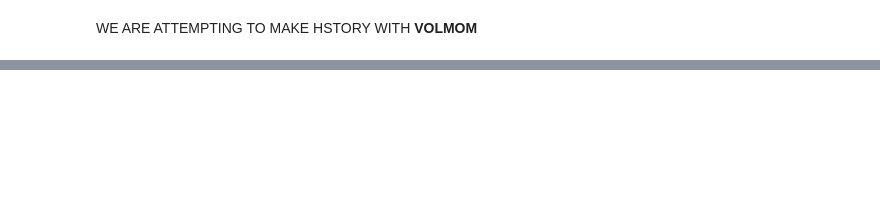
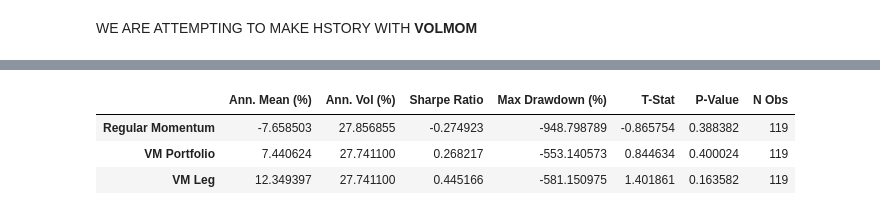
Before and after one commit to acrid2075/BotQ2025, a Jupyter notebook: CleanMOMVol.ipynb, the cells around one changed output, grey strips where cells are left out. Drawn from its saved outputs; the diff is of its cells as text; code cells hidden in the pictures; blank space fills up the shorter version.

```diff
--- a/CleanMOMVol.ipynb
+++ b/CleanMOMVol.ipynb
@@ -513,0 +625,82 @@ vm_leg          0.1235   0.2774      0.4452       -0.4654
+# %%
+# Enhanced Statistics Table with T-tests and Significance Testing
+import scipy.stats as stats
+
+def print_enhanced_summary_table(data, period_name=""):
+    """
+    Print a comprehensive summary table with statistics and t-tests for any time period.
+    """
+    # Calculate drawdowns
+    dd_sp = drawdown(data['spread'])
+    dd_vm = drawdown(data['vm_portfolio'])
+    dd_leg = drawdown(data['vm_leg'])
+
+    # Get clean data
+    spread_clean = data['spread'].dropna()
+    vm_port_clean = data['vm_portfolio'].dropna()
+    vm_leg_clean = data['vm_leg'].dropna()
+
+    # Calculate statistics
+    summary = pd.DataFrame(index=['Regular Momentum', 'VM Portfolio', 'VM Leg'])
+
+    # Annualized statistics
+    summary['Ann. Mean (%)'] = [ann_mean(spread_clean) * 100,
+                               ann_mean(vm_port_clean) * 100,
+                               ann_mean(vm_leg_clean) * 100]
+
+    summary['Ann. Vol (%)'] = [ann_vol(spread_clean) * 100,
+                              ann_vol(vm_port_clean) * 100,
+                              ann_vol(vm_leg_clean) * 100]
+
+    summary['Sharpe Ratio'] = [ann_mean(spread_clean) / ann_vol(spread_clean),
+                              ann_mean(vm_port_clean) / ann_vol(vm_port_clean),
+                              ann_mean(vm_leg_clean) / ann_vol(vm_leg_clean)]
+
+    summary['Max Drawdown (%)'] = [dd_sp.min() * 100,
+                                  dd_vm.min() * 100,
+                                  dd_leg.min() * 100]
+
+    # T-statistics for significance testing
+    summary['T-Stat'] = [stats.ttest_1samp(spread_clean, 0)[0],
+                        stats.ttest_1samp(vm_port_clean, 0)[0],
+                        stats.ttest_1samp(vm_leg_clean, 0)[0]]
+
+    # P-values
+    summary['P-Value'] = [stats.ttest_1samp(spread_clean, 0)[1],
+                         stats.ttest_1samp(vm_port_clean, 0)[1],
+                         stats.ttest_1samp(vm_leg_clean, 0)[1]]
+
+    # Number of observations
+    summary['N Obs'] = [len(spread_clean), len(vm_port_clean), len(vm_leg_clean)]
+
+    print("=" * 80)
+    print(f"COMPREHENSIVE PERFORMANCE SUMMARY - {period_name}")
+    print("=" * 80)
+    print(summary.round(4))
+    print("\nSignificance levels: *** p<0.01, ** p<0.05, * p<0.1")
+
+    # Add significance stars
+    significance = summary['P-Value'].apply(lambda x: '***' if x < 0.01 else '**' if x < 0.05 else '*' if x < 0.1 else '')
+    print("\nSignificance:")
+    for idx, sig in significance.items():
+        print(f"{idx}: {sig}")
+
+    return summary
+
+# Print enhanced statistics for ALL time periods
+print("=" * 100)
+print("ENHANCED STATISTICS FOR ALL TIME PERIODS")
+print("=" * 100)
+
+print("\n1. FULL PERIOD (1980-2025):")
+print_enhanced_summary_table(data1, "1980-2025")
+
+print("\n2. RECENT PERIOD (2011-2017):")
+print_enhanced_summary_table(data2, "2011-2017")
+
+print("\n3. LATEST PERIOD (2018-2025):")
+print_enhanced_summary_table(data3, "2018-2025")
+
+print("\n4. DOT-COM PERIOD (2000-2010):")
+print_enhanced_summary_table(data4, "2000-2010")
+# %% [output]
@@ -513,0 +724,4 @@ vm_leg          0.1235   0.2774      0.4452       -0.4654
+|  | Ann. Mean (%) | Ann. Vol (%) | Sharpe Ratio | Max Drawdown (%) | T-Stat | P-Value | N Obs |
+| Regular Momentum | -7.658503 | 27.856855 | -0.274923 | -948.798789 | -0.865754 | 0.388382 | 119 |
+| VM Portfolio | 7.440624 | 27.741100 | 0.268217 | -553.140573 | 0.844634 | 0.400024 | 119 |
+| VM Leg | 12.349397 | 27.741100 | 0.445166 | -581.150975 | 1.401861 | 0.163582 | 119 |
```
Also changed, not shown: parts of 12 cells of this notebook, 25 other files.
